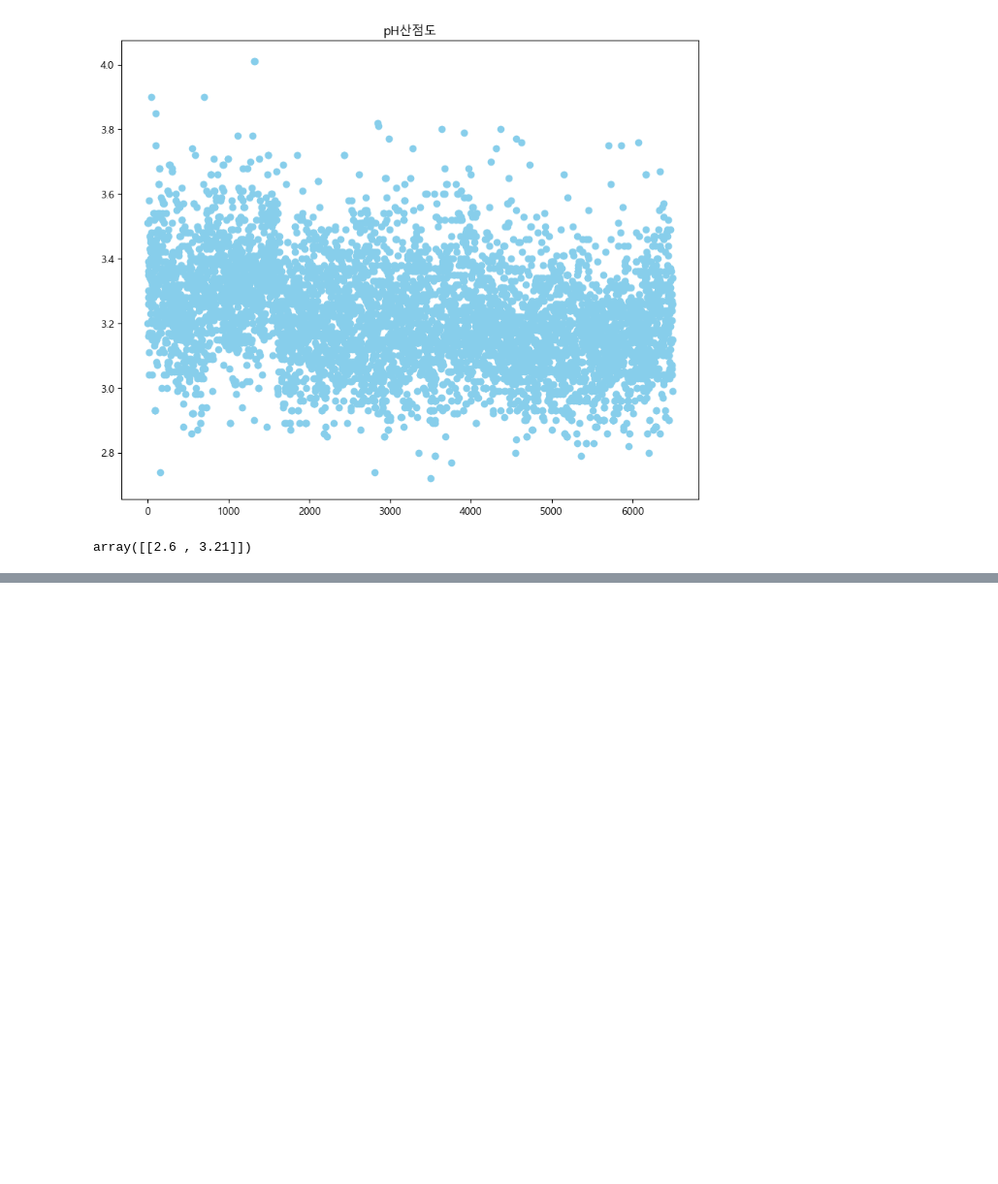
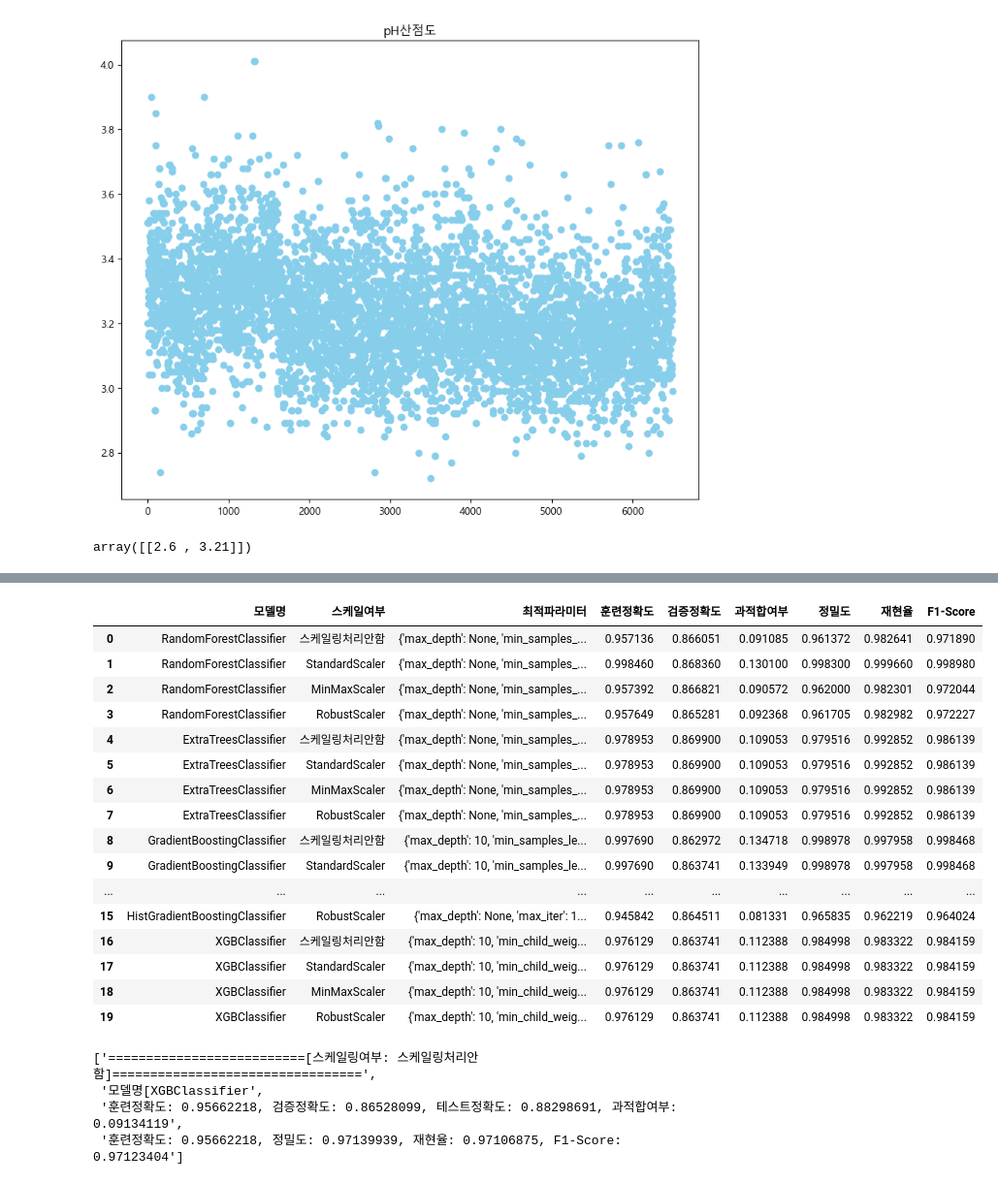
Before and after one commit to Trymind0419/01_Machine_Learning, a Jupyter notebook: 10day_Classifier_Ensemble_All/02_김채민.ipynb, the cells around one changed output, grey strips where cells are left out. Shown at 97% size. Cells and saved outputs as stored; diff of their text form; code cells hidden in the pictures; blank space fills up the shorter version.

```diff
--- a/10day_Classifier_Ensemble_All/02_김채민.ipynb
+++ b/10day_Classifier_Ensemble_All/02_김채민.ipynb
@@ -247,0 +353,36 @@ Name: pH, Length: 6497, dtype: float64
+# %%
+# 스케일링 클래스 생성 및 리스트
+ss = StandardScaler()
+mn = MinMaxScaler()
+rb = RobustScaler()
+
+scaler_list = [ss, mn, rb]
+X_list = [("스케일링처리안함", X_train, X_val, X_test)]
+
+
+for scaler in scaler_list:
+    scaler_name = scaler.__class__.__name__
+    #훈련 데이터로 패턴 찾기
+    scaler.fit(X_train)
+    # 조건에 맞게 변환시키기
+    if scaler == ss:
+        X_train_ss = scaler.transform(X_train)
+        X_val_ss = scaler.transform(X_val)
+        X_test_ss = scaler.transform(X_test)
+        X_list.append((scaler_name, X_train_ss, X_val_ss, X_test_ss))
+
+    elif scaler == mn:
+        X_train_mn = scaler.transform(X_train)
+        X_val_mn = scaler.transform(X_val)
+        X_test_mn = scaler.transform(X_test)
+        X_list.append((scaler_name, X_train_mn, X_val_mn, X_test_mn))
+
+    elif scaler == rb:
+        X_train_rb = scaler.transform(X_train)
+        X_val_rb = scaler.transform(X_val)
+        X_test_rb = scaler.transform(X_test)
+        X_list.append((scaler_name, X_train_rb, X_val_rb, X_test_rb))
+
+print(X_train_ss.shape, X_val_ss.shape, X_test_ss.shape)
+print(X_train_mn.shape, X_val_mn.shape, X_test_mn.shape)
+print(X_train_rb.shape, X_val_rb.shape, X_test_rb.shape)
@@ -247,0 +524,4 @@ Name: pH, Length: 6497, dtype: float64
+# %%
+#
+best_models = best_models[8:12]
+best_models
@@ -247,0 +704,27 @@ Name: pH, Length: 6497, dtype: float64
+# %%
+df = pd.set_option('display.max_colwidth', None)
+df = pd.DataFrame(best_model_list)
+display(df)
+display(best_models)
+# %% [output]
+|  | 모델명 | 스케일여부 | 최적파라미터 | 훈련정확도 | 검증정확도 | 과적합여부 | 정밀도 | 재현율 | F1-Score |
+| 0 | RandomForestClassifier | 스케일링처리안함 | {'max_depth': None, 'min_samples_... | 0.957136 | 0.866051 | 0.091085 | 0.961372 | 0.982641 | 0.971890 |
+| 1 | RandomForestClassifier | StandardScaler | {'max_depth': None, 'min_samples_... | 0.998460 | 0.868360 | 0.130100 | 0.998300 | 0.999660 | 0.998980 |
+| 2 | RandomForestClassifier | MinMaxScaler | {'max_depth': None, 'min_samples_... | 0.957392 | 0.866821 | 0.090572 | 0.962000 | 0.982301 | 0.972044 |
+| 3 | RandomForestClassifier | RobustScaler | {'max_depth': None, 'min_samples_... | 0.957649 | 0.865281 | 0.092368 | 0.961705 | 0.982982 | 0.972227 |
+| 4 | ExtraTreesClassifier | 스케일링처리안함 | {'max_depth': None, 'min_samples_... | 0.978953 | 0.869900 | 0.109053 | 0.979516 | 0.992852 | 0.986139 |
+| 5 | ExtraTreesClassifier | StandardScaler | {'max_depth': None, 'min_samples_... | 0.978953 | 0.869900 | 0.109053 | 0.979516 | 0.992852 | 0.986139 |
+| 6 | ExtraTreesClassifier | MinMaxScaler | {'max_depth': None, 'min_samples_... | 0.978953 | 0.869900 | 0.109053 | 0.979516 | 0.992852 | 0.986139 |
+| 7 | ExtraTreesClassifier | RobustScaler | {'max_depth': None, 'min_samples_... | 0.978953 | 0.869900 | 0.109053 | 0.979516 | 0.992852 | 0.986139 |
+| 8 | GradientBoostingClassifier | 스케일링처리안함 | {'max_depth': 10, 'min_samples_le... | 0.997690 | 0.862972 | 0.134718 | 0.998978 | 0.997958 | 0.998468 |
+| 9 | GradientBoostingClassifier | StandardScaler | {'max_depth': 10, 'min_samples_le... | 0.997690 | 0.863741 | 0.133949 | 0.998978 | 0.997958 | 0.998468 |
+| ... | ... | ... | ... | ... | ... | ... | ... | ... | ... |
+| 15 | HistGradientBoostingClassifier | RobustScaler | {'max_depth': None, 'max_iter': 1... | 0.945842 | 0.864511 | 0.081331 | 0.965835 | 0.962219 | 0.964024 |
+| 16 | XGBClassifier | 스케일링처리안함 | {'max_depth': 10, 'min_child_weig... | 0.976129 | 0.863741 | 0.112388 | 0.984998 | 0.983322 | 0.984159 |
+| 17 | XGBClassifier | StandardScaler | {'max_depth': 10, 'min_child_weig... | 0.976129 | 0.863741 | 0.112388 | 0.984998 | 0.983322 | 0.984159 |
+| 18 | XGBClassifier | MinMaxScaler | {'max_depth': 10, 'min_child_weig... | 0.976129 | 0.863741 | 0.112388 | 0.984998 | 0.983322 | 0.984159 |
+| 19 | XGBClassifier | RobustScaler | {'max_depth': 10, 'min_child_weig... | 0.976129 | 0.863741 | 0.112388 | 0.984998 | 0.983322 | 0.984159 |
+['==========================[스케일링여부: 스케일링처리안함]=================================',
+ '모델명[XGBClassifier',
+ '훈련정확도: 0.95662218, 검증정확도: 0.86528099, 테스트정확도: 0.88298691, 과적합여부: 0.09134119',
+ '훈련정확도: 0.95662218, 정밀도: 0.97139939, 재현율: 0.97106875, F1-Score: 0.97123404']
```
Also changed, not shown: parts of 22 cells of this notebook, 2 other files.
